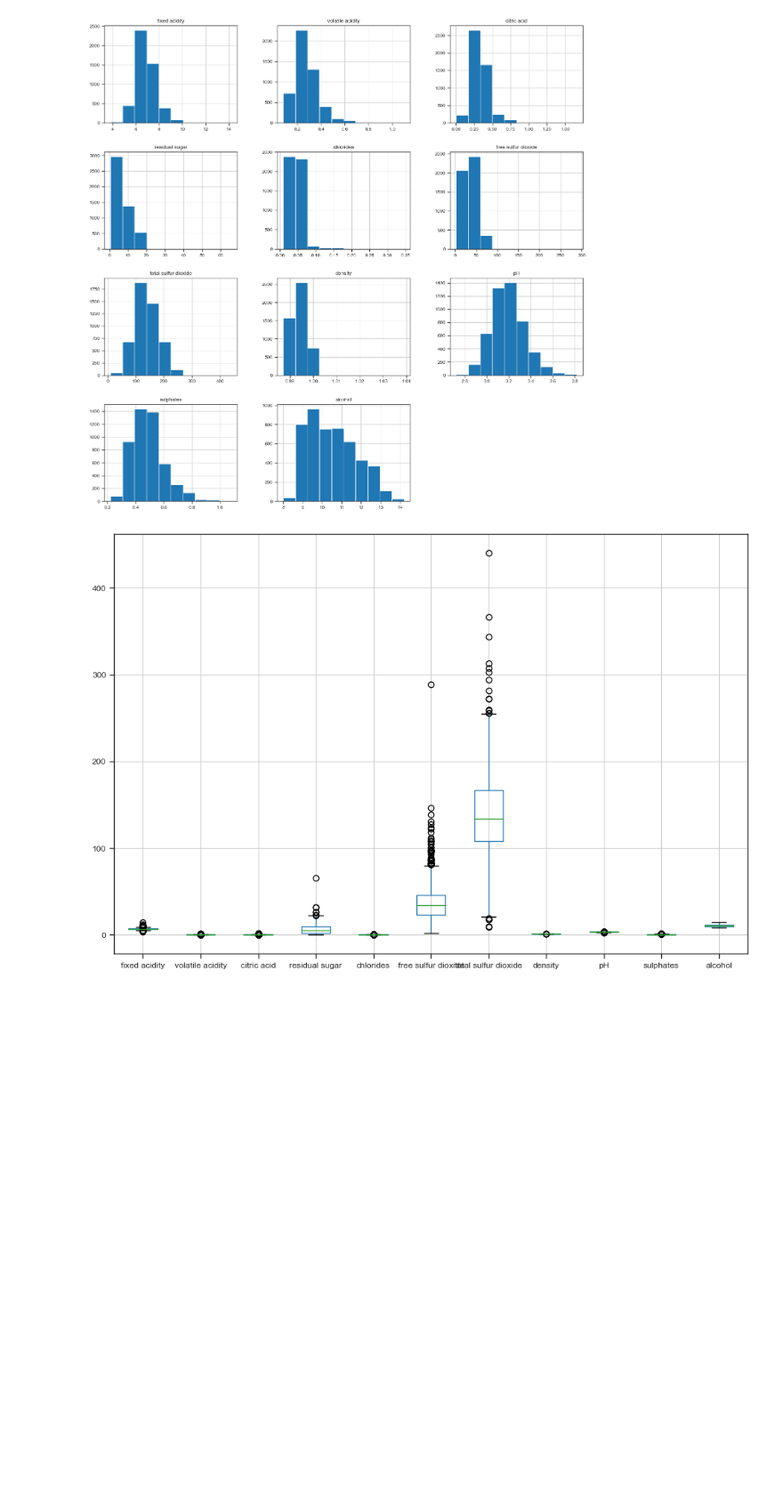
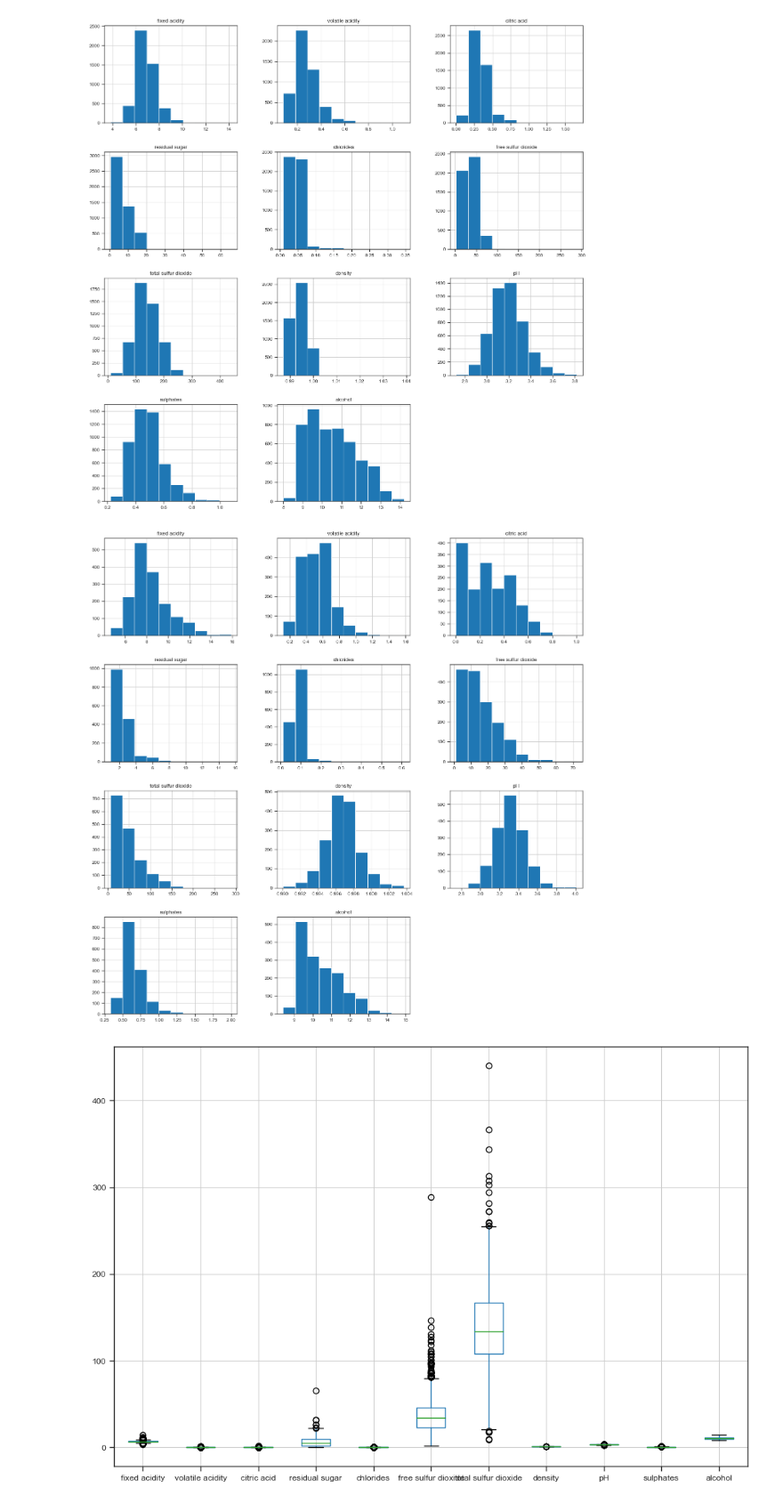
Before and after one commit to FabioRochaPoeta/wine-case, a Jupyter notebook: analisando-db-vinho-branco.ipynb, the cells around one changed output. Shown at 89% size. Saved outputs shown, nothing was run; the diff lists cells and outputs as text; code cells hidden in the pictures; blank space fills up the shorter version.

```diff
--- a/analisando-db-vinho-branco.ipynb
+++ b/analisando-db-vinho-branco.ipynb
@@ -93,10 +93,15 @@ white    4898
 red      1599
 Name: type, dtype: int64
 # %%
-# separando em novo dataframe apenas vinhso brancos e dropando a coluna quality
+# separando em novo dataframe (df_white) apenas vinhos brancos e dropando a coluna quality
 
 color = 'white'
 df_white = wine.drop('quality', axis=1).query('type == @color').copy()
+
+# criando dataframe só com vinhos tintos
+
+color = 'red'
+df_red = wine.drop('quality', axis=1).query('type == @color').copy()
 # %%
 # mostrando novo dataframe só com vinhos brancos
 
@@ -240,6 +268,7 @@ dtype: int64
 # Retirando NaNs
 
 df_white.dropna(inplace=True)
+df_red.dropna(inplace=True)
 # %%
 # Checando Nans
 
@@ -263,6 +297,7 @@ dtype: int64
 # Resetando índice após apagar as linhas com NaN
 
 df_white.reset_index(inplace=True)
+df_red.reset_index(inplace=True)
 # %%
 df_white
 # %% [output]
@@ -299,3 +351,8 @@ df_white
 | 4868 | white | 5.5 | 0.29 | 0.30 | 1.1 | 0.022 | 20.0 | ... |
 | 4869 | white | 6.0 | 0.21 | 0.38 | 0.8 | 0.020 | 22.0 | ... |
 4870 rows × 13 columns
+# %%
+# Apagando índice antigo
+
+df_red = df_red.drop('index', axis=1)
+# df_red = df_red.drop('level_0', axis=1)
@@ -305,6 +379,10 @@ df_white
 df_white.drop('opinion', axis=1).hist(figsize=[16,16]);
 # %% [output]
 [figure]
+# %%
+df_red.drop('opinion', axis=1).hist(figsize=[16,16]);
+# %% [output]
+[figure, added]
 # %%
 # Checando Outliers com Boxplot (mais preciso)
 
```
Also changed, not shown: parts of 33 cells of this notebook, 3 other files.
